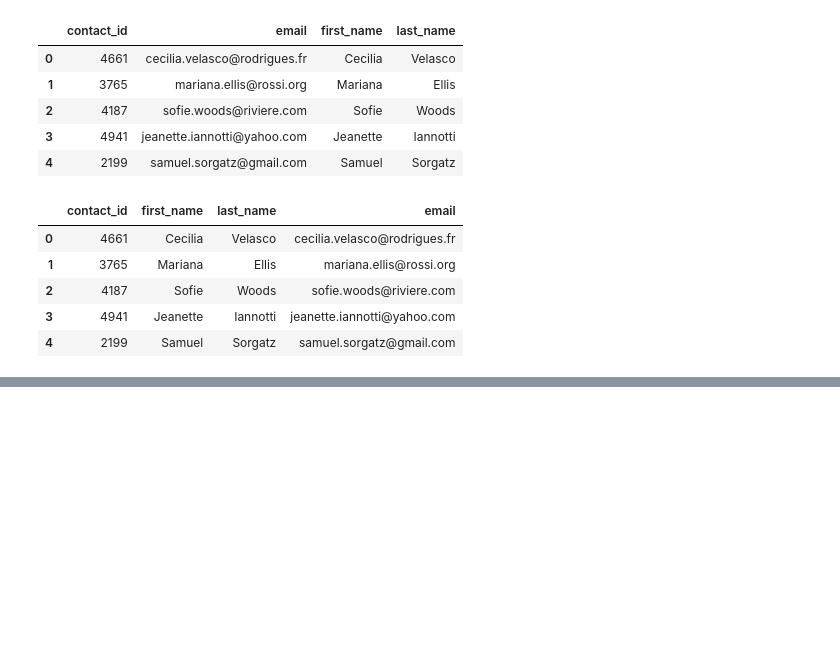
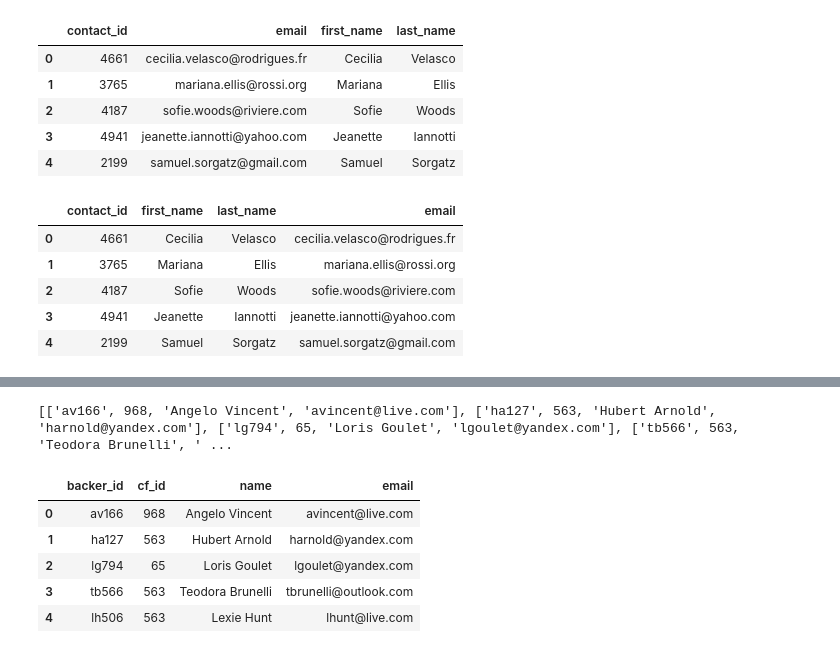
Before and after one commit to ThomasPWink/Crowdfunding-ETL, a Jupyter notebook: Crowdfunding.ipynb, the cells around one changed output, grey strips where cells are left out. Cells and saved outputs as stored; diff of their text form; code cells hidden in the pictures; blank space fills up the shorter version.

```diff
--- a/Crowdfunding.ipynb
+++ b/Crowdfunding.ipynb
@@ -467,0 +484,4 @@ contacts_df.to_csv('campaign.csv', index=False, encoding='utf8')
+# %%
+# import backer info into dataframe
+backer_info_df = pd.read_csv("backer_info.csv")
+backer_info_df.head()
@@ -467,0 +495,27 @@ contacts_df.to_csv('campaign.csv', index=False, encoding='utf8')
+# %%
+# Iterate through the backer_info_df and convert each row to a dictionary.
+backer_values = []
+for i, row in backer_info_df.iterrows():
+    # Get the data first item in each row.
+    backer_data = row['backer_info']
+    converted_backer_data = json.loads(backer_data)
+    # Iterate through each dictionary (row) and get the values for each row using list comprehension.
+    backer_row_values = [v for k, v in converted_backer_data.items()]
+    # Append the list of values for each row to a new list.
+    backer_values.append(backer_row_values)
+
+# Print out the list of values for each row.
+print(backer_values)
+# %% [output]
+[['av166', 968, 'Angelo Vincent', 'avincent@live.com'], ['ha127', 563, 'Hubert Arnold', 'harnold@yandex.com'], ['lg794', 65, 'Loris Goulet', 'lgoulet@yandex.com'], ['tb566', 563, 'Teodora Brunelli', ' ...
+# %%
+# Create a backer_info DataFrame and add each list of values, i.e., each row to the 'backer_id', 'cf_id', 'name', 'email' columns.
+backers_df = pd.DataFrame(backer_values, columns=['backer_id', 'cf_id', 'name', 'email'])
+backers_df.head()
+# %% [output]
+|  | backer_id | cf_id | name | email |
+| 0 | av166 | 968 | Angelo Vincent | avincent@live.com |
+| 1 | ha127 | 563 | Hubert Arnold | harnold@yandex.com |
+| 2 | lg794 | 65 | Loris Goulet | lgoulet@yandex.com |
+| 3 | tb566 | 563 | Teodora Brunelli | tbrunelli@outlook.com |
+| 4 | lh506 | 563 | Lexie Hunt | lhunt@live.com |
```
Also changed, not shown: parts of 8 cells of this notebook, 12 other files.
